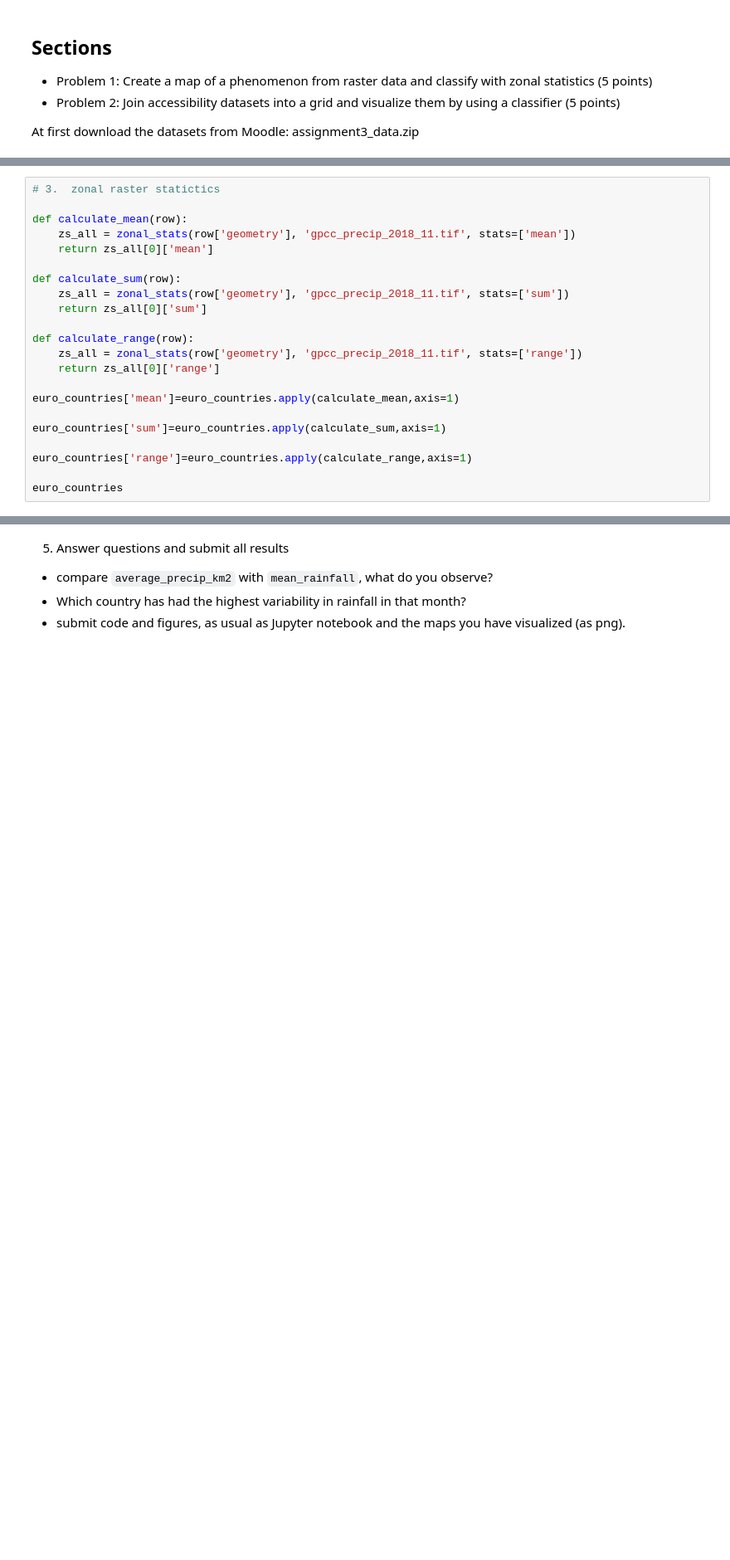
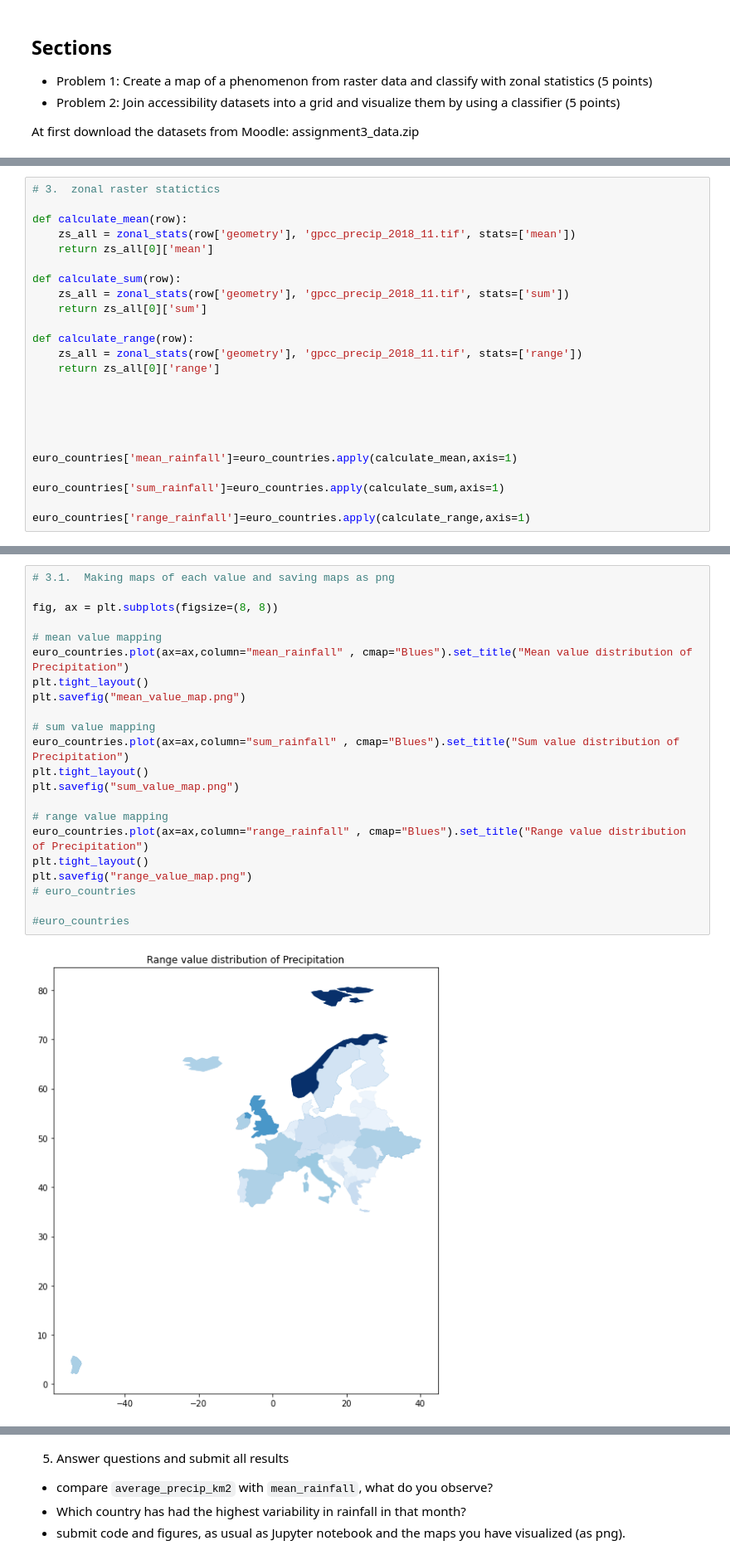
Before and after one commit to Bakhtiyar-Garashov/GeoPython2020, a Jupyter notebook: Assignment3/assignment3.ipynb, the cells around one changed output, grey strips where cells are left out. Shown: that part at 83% size. Saved outputs shown, nothing was run; the diff lists cells and outputs as text; blank space fills up the shorter version.

```diff
--- a/Assignment3/assignment3.ipynb
+++ b/Assignment3/assignment3.ipynb
@@ -122,10 +128,12 @@ def calculate_range(row):
     zs_all = zonal_stats(row['geometry'], 'gpcc_precip_2018_11.tif', stats=['range'])
     return zs_all[0]['range']
 
-euro_countries['mean']=euro_countries.apply(calculate_mean,axis=1)
 
-euro_countries['sum']=euro_countries.apply(calculate_sum,axis=1)
 
-euro_countries['range']=euro_countries.apply(calculate_range,axis=1)
 
-euro_countries
+
+euro_countries['mean_rainfall']=euro_countries.apply(calculate_mean,axis=1)
+
+euro_countries['sum_rainfall']=euro_countries.apply(calculate_sum,axis=1)
+
+euro_countries['range_rainfall']=euro_countries.apply(calculate_range,axis=1)
@@ -151,0 +140,24 @@ euro_countries
+# %%
+# 3.1.  Making maps of each value and saving maps as png
+
+fig, ax = plt.subplots(figsize=(8, 8))
+
+# mean value mapping
+euro_countries.plot(ax=ax,column="mean_rainfall" , cmap="Blues").set_title("Mean value distribution of Precipitation")
+plt.tight_layout()
+plt.savefig("mean_value_map.png")
+
+# sum value mapping
+euro_countries.plot(ax=ax,column="sum_rainfall" , cmap="Blues").set_title("Sum value distribution of Precipitation")
+plt.tight_layout()
+plt.savefig("sum_value_map.png")
+
+# range value mapping
+euro_countries.plot(ax=ax,column="range_rainfall" , cmap="Blues").set_title("Range value distribution of Precipitation")
+plt.tight_layout()
+plt.savefig("range_value_map.png")
+# euro_countries
+
+#euro_countries
+# %% [output]
+[figure, added]
```
Also changed, not shown: parts of 13 cells of this notebook, 14 other files.
